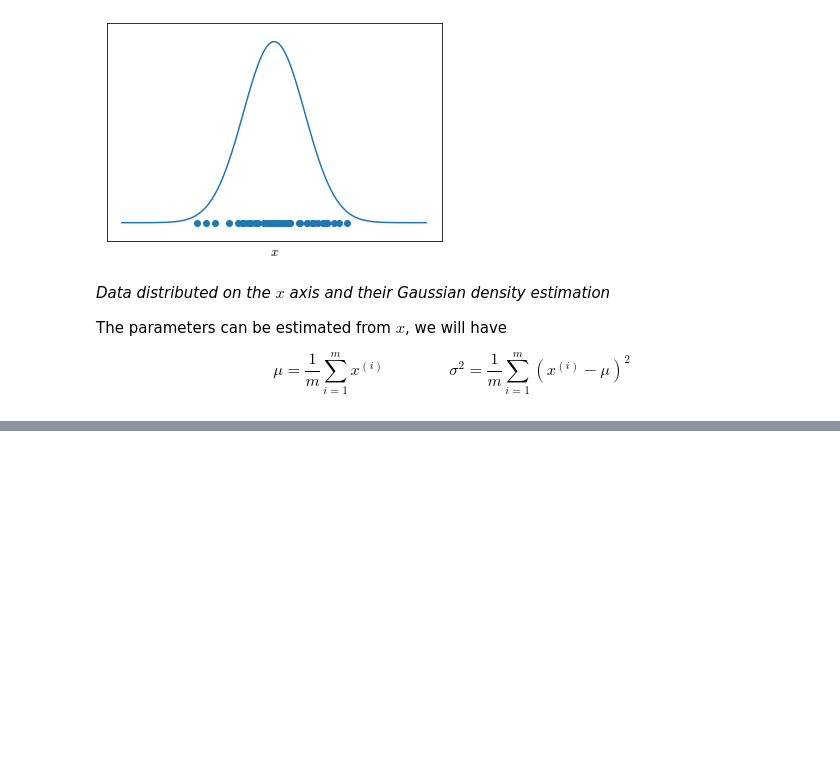
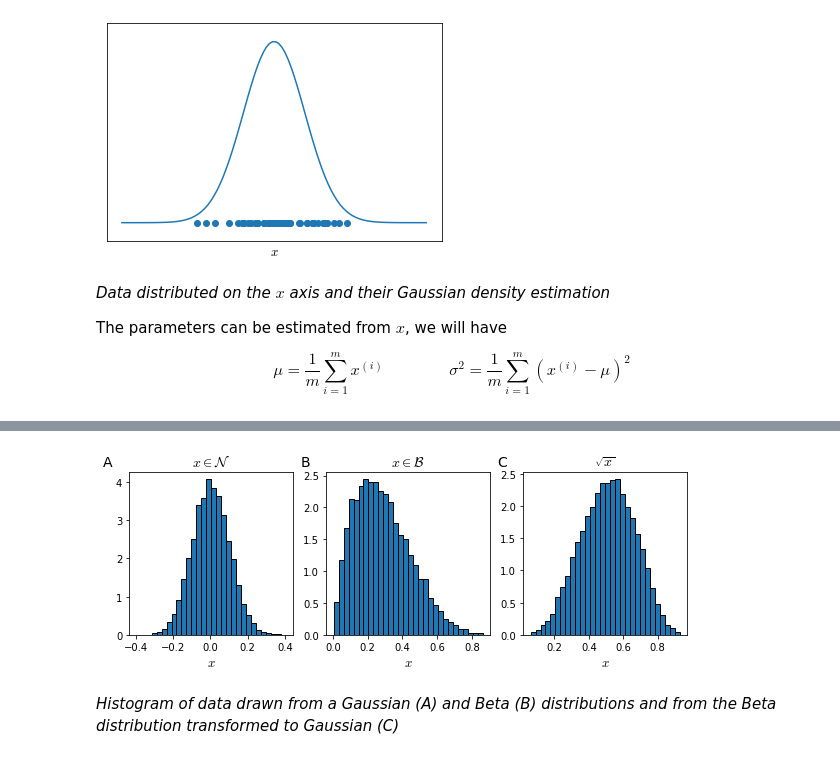
Before and after one commit to marnec/ML, a Jupyter notebook: ML-24-AnomalyDetection.ipynb, the cells around one changed output, grey strips where cells are left out. Cells and saved outputs as stored; diff of their text form; code cells hidden in the pictures; blank space fills up the shorter version.

```diff
--- a/ML-24-AnomalyDetection.ipynb
+++ b/ML-24-AnomalyDetection.ipynb
@@ -109,0 +163,24 @@ $$
+# %%
+fig, axes = plt.subplots(1, 3, figsize=(10, 3))
+ax1, ax2, ax3 = axes
+
+g = np.random.default_rng().normal(0, .1, 10000)
+b = np.random.default_rng().beta(2, 5, 10000)
+t = b**.5
+
+titles = [
+    "$x \\in \\mathcal{N}$",
+    "$x \\in \\mathcal{B}$",
+    "$\\sqrt{x}$"
+]
+
+for ax, dist, l, t in zip(axes, [g, b, t], ['A', 'B', 'C'], titles):
+    ax.hist(dist, bins=30, edgecolor='k', density=True)
+    ax.set_xlabel('$x$', fontsize=13)
+    ax.text(-0.1, 1.1, l, transform=ax.transAxes,
+      fontsize=14, va='top', ha='right')
+    ax.set_title(t, fontsize=14)
+# %% [output]
+[figure, added]
+# %% [markdown]
+<i id="gaussbetadist">Histogram of data drawn from a Gaussian (A) and Beta (B) distributions and from the Beta distribution transformed to Gaussian (C)</i>
```
Also changed, not shown: parts of 7 cells of this notebook, 5 other files.
